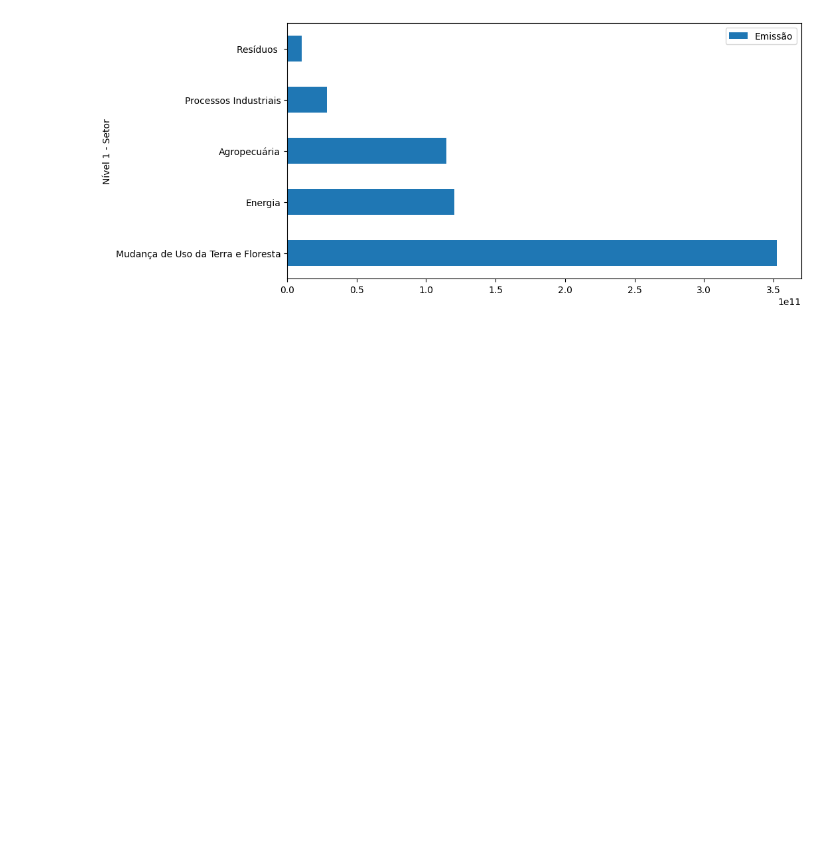
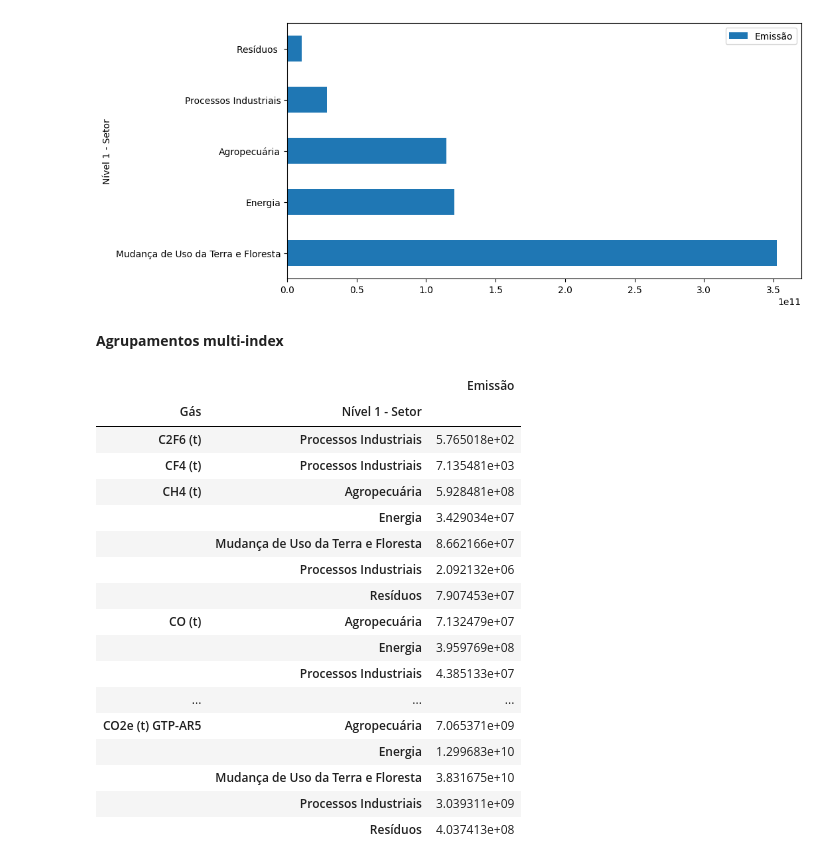
Before and after one commit to felipebocajr/Python-para-dados, a Jupyter notebook: pandas/selecionando e agrupando dados/pandas.ipynb, the cells around one changed output. Drawn from its saved outputs; the diff is of its cells as text; code cells hidden in the pictures; blank space fills up the shorter version.

```diff
--- a/pandas/selecionando e agrupando dados/pandas.ipynb
+++ b/pandas/selecionando e agrupando dados/pandas.ipynb
@@ -431,3 +435,28 @@ soma_por_setor.plot(kind='barh', figsize=(10,5))
 # %% [output]
 <Axes: ylabel='Nível 1 - Setor'>
 [figure]
+# %% [markdown]
+**Agrupamentos multi-index**
+# %%
+#faz um dataframe multiindex que informa a soma total de emissões para gás, em cada setor.
+gas_por_setor = emissoes_por_ano.groupby(['Gás', 'Nível 1 - Setor'])[['Emissão']].sum()
+gas_por_setor.head(30)
+# %% [output]
+|  |  | Emissão |
+| Gás | Nível 1 - Setor |  |
+| C2F6 (t) | Processos Industriais | 5.765018e+02 |
+| CF4 (t) | Processos Industriais | 7.135481e+03 |
+| CH4 (t) | Agropecuária | 5.928481e+08 |
+|  | Energia | 3.429034e+07 |
+|  | Mudança de Uso da Terra e Floresta | 8.662166e+07 |
+|  | Processos Industriais | 2.092132e+06 |
+|  | Resíduos | 7.907453e+07 |
+| CO (t) | Agropecuária | 7.132479e+07 |
+|  | Energia | 3.959769e+08 |
+|  | Processos Industriais | 4.385133e+07 |
+| ... | ... | ... |
+| CO2e (t) GTP-AR5 | Agropecuária | 7.065371e+09 |
+|  | Energia | 1.299683e+10 |
+|  | Mudança de Uso da Terra e Floresta | 3.831675e+10 |
+|  | Processos Industriais | 3.039311e+09 |
+|  | Resíduos | 4.037413e+08 |
```
Also changed, not shown: parts of 15 cells of this notebook.
